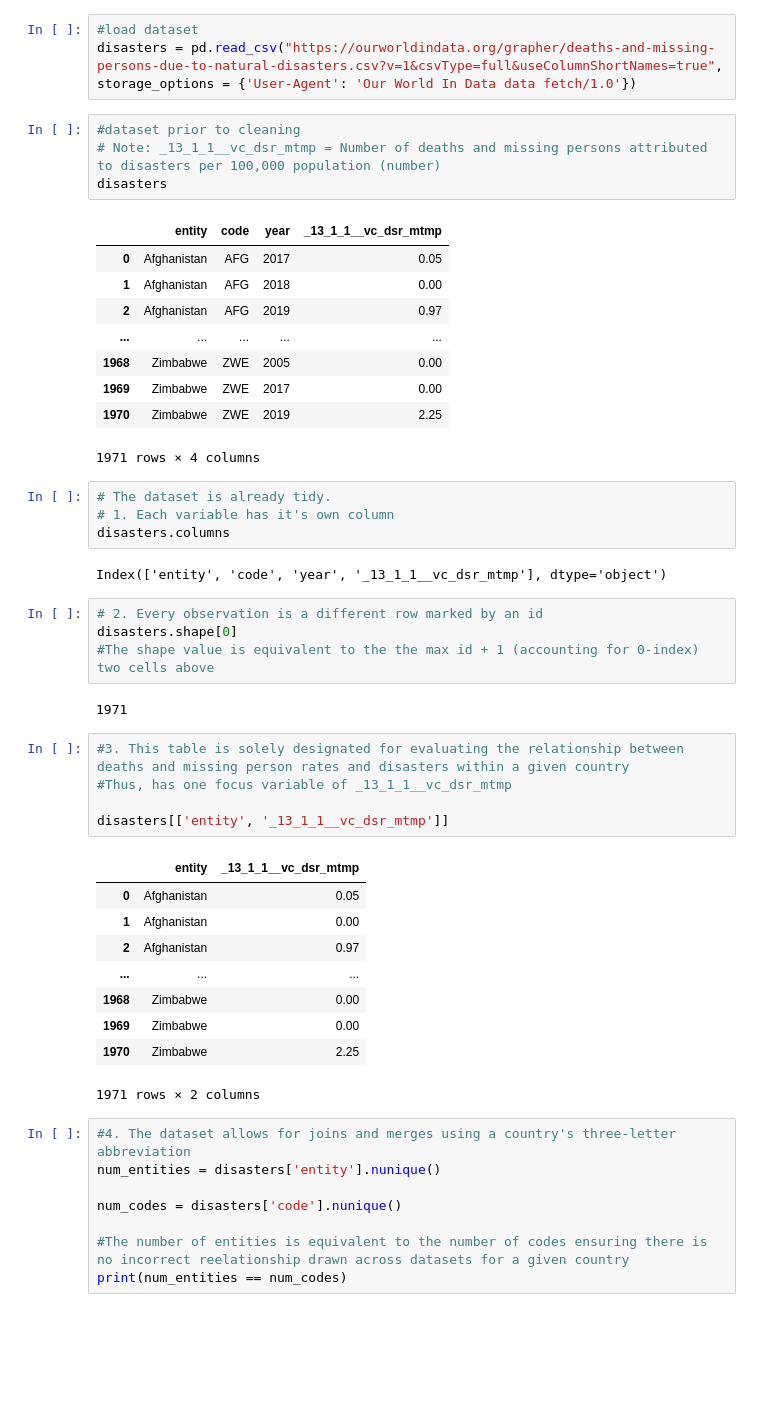
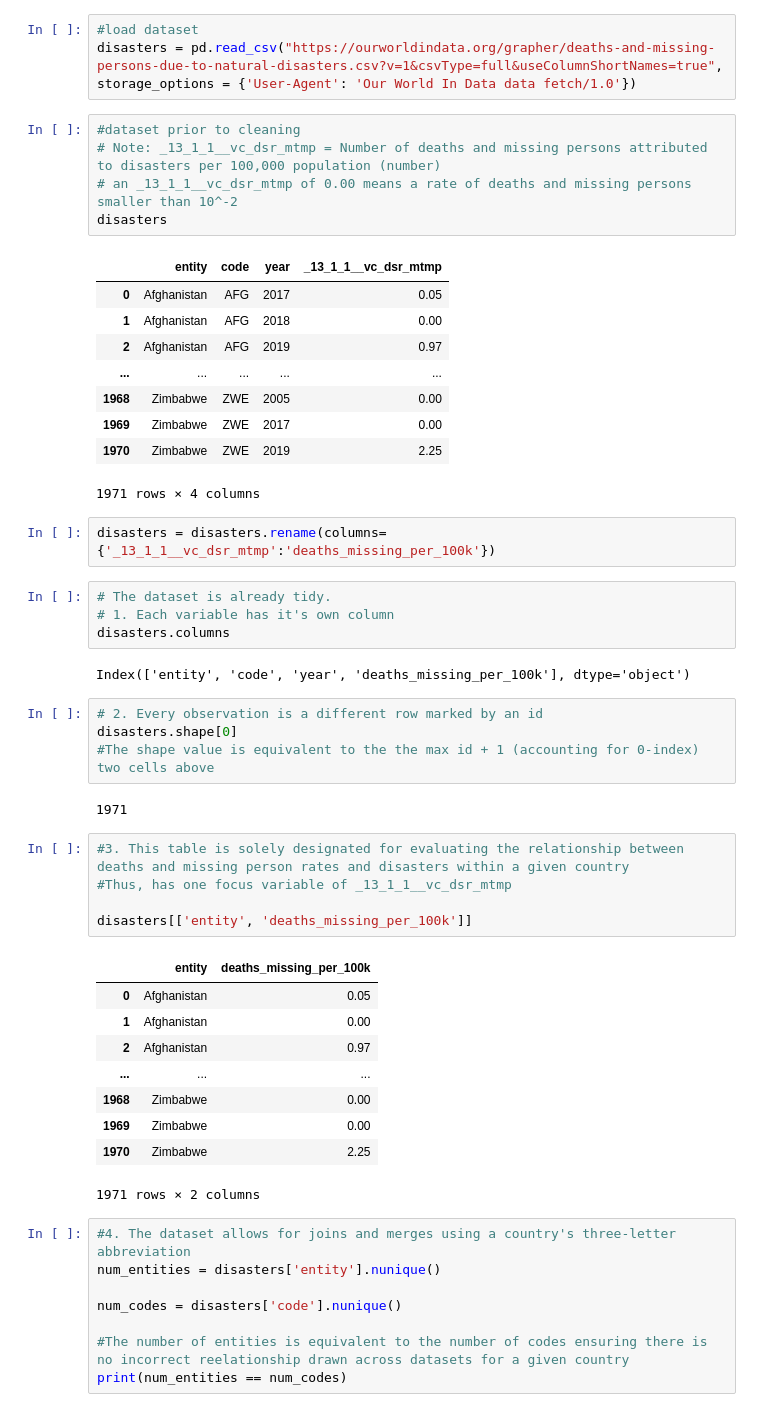
Before and after one commit to COGS108/Group133_WI26, a Jupyter notebook: 01-DataCheckpoint.ipynb, the cells around one changed output. Drawn from its saved outputs; the diff is of its cells as text; blank space fills up the shorter version.

```diff
--- a/01-DataCheckpoint.ipynb
+++ b/01-DataCheckpoint.ipynb
@@ -212,6 +224,7 @@ disasters = pd.read_csv("https://ourworldindata.org/grapher/deaths-and-missing-p
 # %%
 #dataset prior to cleaning
 # Note: _13_1_1__vc_dsr_mtmp = Number of deaths and missing persons attributed to disasters per 100,000 population (number)
+# an _13_1_1__vc_dsr_mtmp of 0.00 means a rate of deaths and missing persons smaller than 10^-2
 disasters
 # %% [output]
 |  | entity | code | year | _13_1_1__vc_dsr_mtmp |
@@ -223,12 +236,14 @@ disasters
 | 1969 | Zimbabwe | ZWE | 2017 | 0.00 |
 | 1970 | Zimbabwe | ZWE | 2019 | 2.25 |
 1971 rows × 4 columns
+# %%
+disasters = disasters.rename(columns= {'_13_1_1__vc_dsr_mtmp':'deaths_missing_per_100k'})
 # %%
 # The dataset is already tidy.
 # 1. Each variable has it's own column
 disasters.columns
 # %% [output]
-Index(['entity', 'code', 'year', '_13_1_1__vc_dsr_mtmp'], dtype='object')
+Index(['entity', 'code', 'year', 'deaths_missing_per_100k'], dtype='object')
 # %%
 # 2. Every observation is a different row marked by an id
 disasters.shape[0]
@@ -238,10 +253,10 @@ disasters.shape[0]
 # %%
 #3. This table is solely designated for evaluating the relationship between deaths and missing person rates and disasters within a given country
 #Thus, has one focus variable of _13_1_1__vc_dsr_mtmp
 
-disasters[['entity', '_13_1_1__vc_dsr_mtmp']]
+disasters[['entity', 'deaths_missing_per_100k']]
 # %% [output]
-|  | entity | _13_1_1__vc_dsr_mtmp |
+|  | entity | deaths_missing_per_100k |
 | 0 | Afghanistan | 0.05 |
 | 1 | Afghanistan | 0.00 |
 | 2 | Afghanistan | 0.97 |
```
Also changed, not shown: parts of 11 cells of this notebook.
